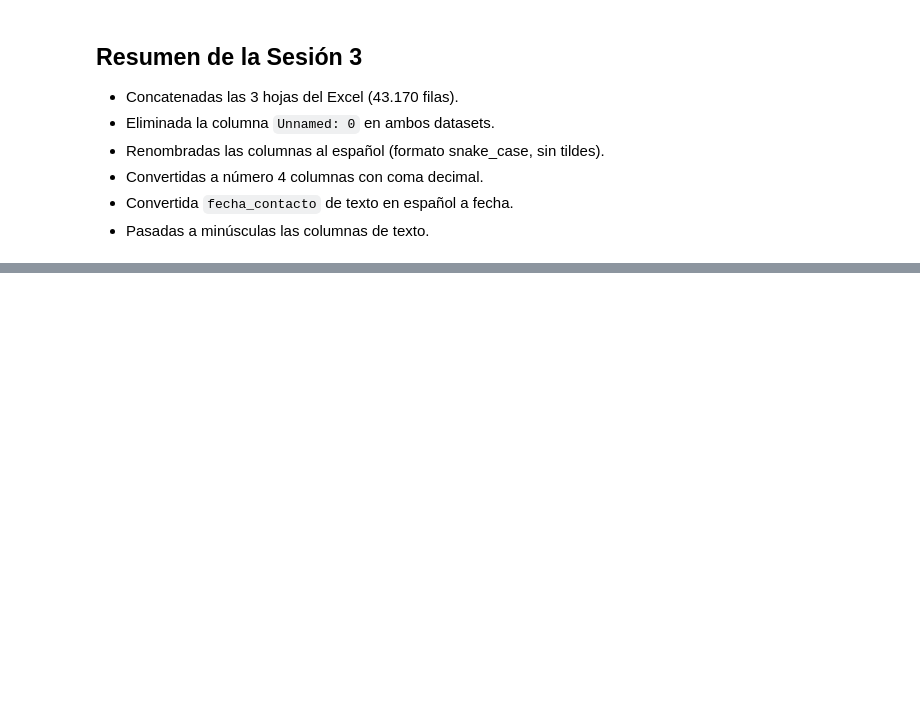
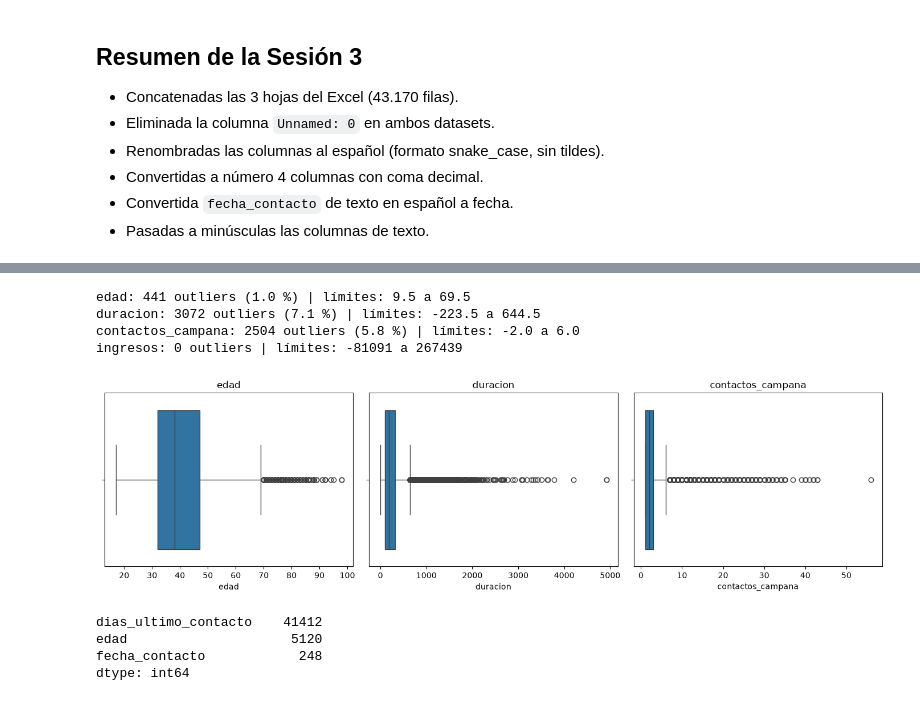
Before and after one commit to AntonioRojasBoquizo/00_da_p04_v01, a Jupyter notebook: notebooks/02_limpieza_y_transformacion.ipynb, the cells around one changed output, grey strips where cells are left out. Cells and saved outputs as stored; diff of their text form; code cells hidden in the pictures; blank space fills up the shorter version.

Commit message:
Sesión 4: tratamiento de nulos, pdays y outliers

```diff
--- a/notebooks/02_limpieza_y_transformacion.ipynb
+++ b/notebooks/02_limpieza_y_transformacion.ipynb
@@ -183,0 +296,2 @@ memory usage: 2.0 MB
+# %%
+df_bank["edad"] = df_bank["edad"].astype("Int64")
@@ -183,0 +318,4 @@ memory usage: 2.0 MB
+# %%
+df_bank["contactado_antes"] = np.where(df_bank["contactos_previos"] > 0, "si", "no")
+
+df_bank["dias_ultimo_contacto"] = df_bank["dias_ultimo_contacto"].replace(999, np.nan).astype("Int64")
@@ -183,0 +341,46 @@ memory usage: 2.0 MB
+# %%
+def contar_outliers_iqr(serie):
+    serie = serie.dropna()
+    q1 = serie.quantile(0.25)
+    q3 = serie.quantile(0.75)
+    iqr = q3 - q1
+    limite_inf = q1 - 1.5 * iqr
+    limite_sup = q3 + 1.5 * iqr
+    n = ((serie < limite_inf) | (serie > limite_sup)).sum()
+    return n, limite_inf, limite_sup
+# %%
+columnas_outliers = ["edad", "duracion", "contactos_campana"]
+
+for col in columnas_outliers:
+    n, inf, sup = contar_outliers_iqr(df_bank[col])
+    print(f"{col}: {n} outliers ({n / len(df_bank) * 100:.1f} %) | límites: {inf:.1f} a {sup:.1f}")
+
+n, inf, sup = contar_outliers_iqr(df_clientes["ingresos"])
+print(f"ingresos: {n} outliers | límites: {inf:.0f} a {sup:.0f}")
+# %% [output]
+edad: 441 outliers (1.0 %) | límites: 9.5 a 69.5
+duracion: 3072 outliers (7.1 %) | límites: -223.5 a 644.5
+contactos_campana: 2504 outliers (5.8 %) | límites: -2.0 a 6.0
+ingresos: 0 outliers | límites: -81091 a 267439
+# %%
+import matplotlib.pyplot as plt
+import seaborn as sns
+
+fig, ejes = plt.subplots(1, 3, figsize=(14, 4))
+
+for ax, col in zip(ejes, columnas_outliers):
+    sns.boxplot(x=df_bank[col].dropna().astype(float), ax=ax)
+    ax.set_title(col)
+
+plt.tight_layout()
+plt.show()
+# %% [output]
+[figure, added]
+# %%
+nulos = df_bank.isnull().sum()
+nulos[nulos > 0].sort_values(ascending=False)
+# %% [output]
+dias_ultimo_contacto    41412
+edad                     5120
+fecha_contacto            248
+dtype: int64
```
Also changed, not shown: parts of 22 cells of this notebook.
